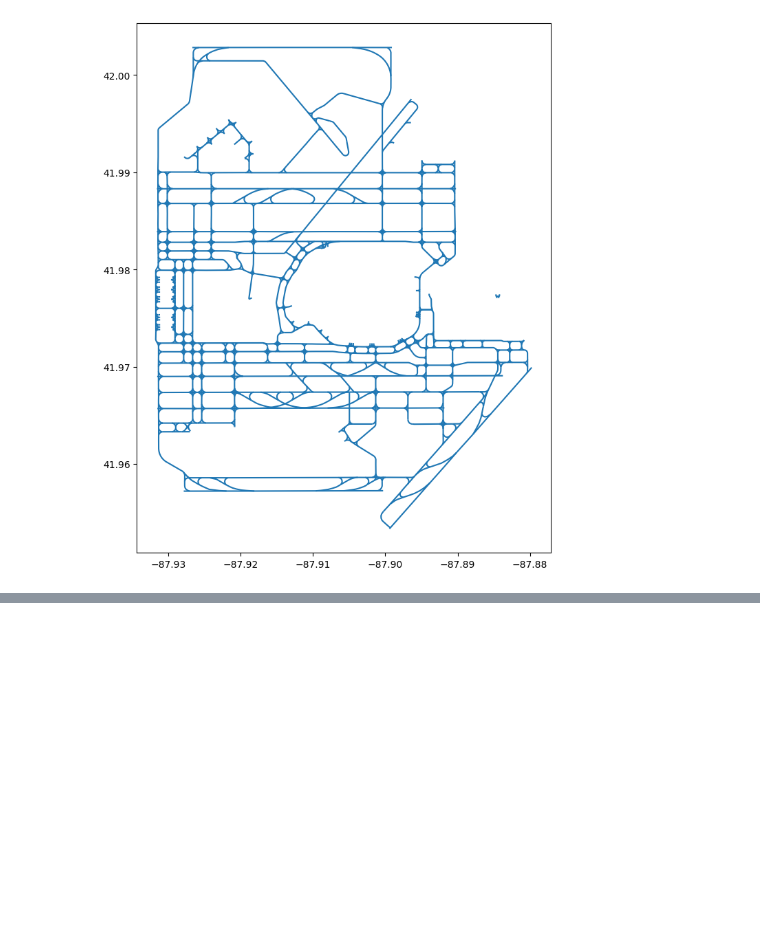
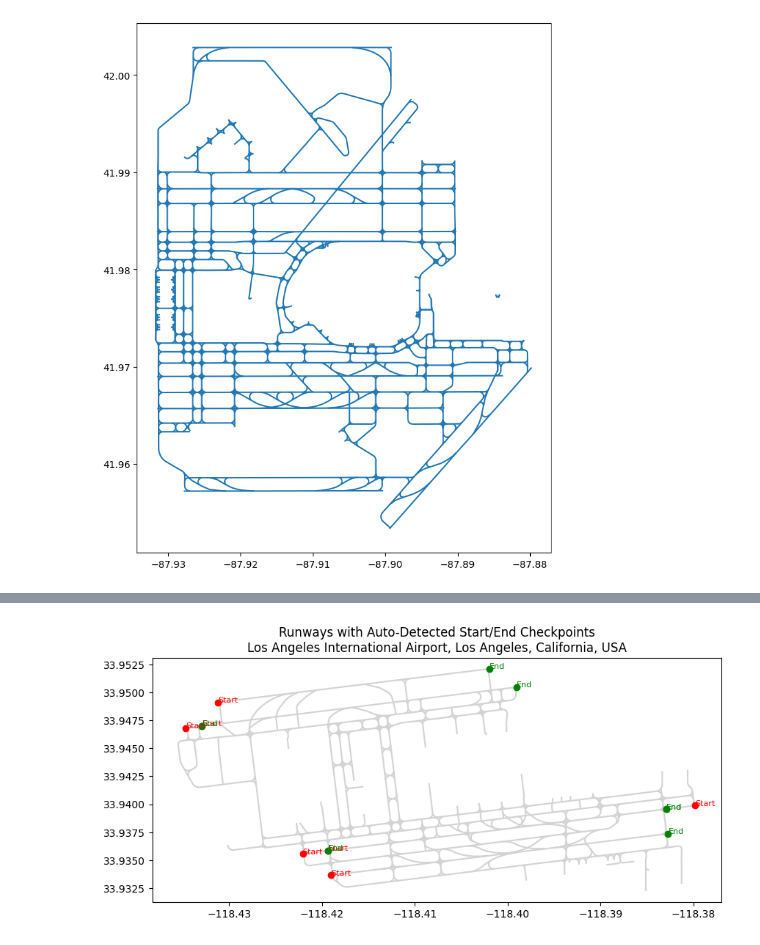
Before and after one commit to debaryasaha/aida3-ugr, a Jupyter notebook: Airport_map.ipynb, the cells around one changed output, grey strips where cells are left out. Cells and saved outputs as stored; diff of their text form; code cells hidden in the pictures; blank space fills up the shorter version.

```diff
--- a/Airport_map.ipynb
+++ b/Airport_map.ipynb
@@ -75,4 +62,5 @@ error: failed to push some refs to 'https://github.com/debaryasaha/aida3-ugr.git
 # %%
-!git config --global user.email "debarya.saha@gmail.com"
-!git config --global user.name "Debarya Saha"
+plot_runway_checkpoints("Los Angeles International Airport, Los Angeles, California, USA")
+# %% [output]
+[figure, added]
 # %%
```
Also changed, not shown: parts of 5 cells of this notebook.
